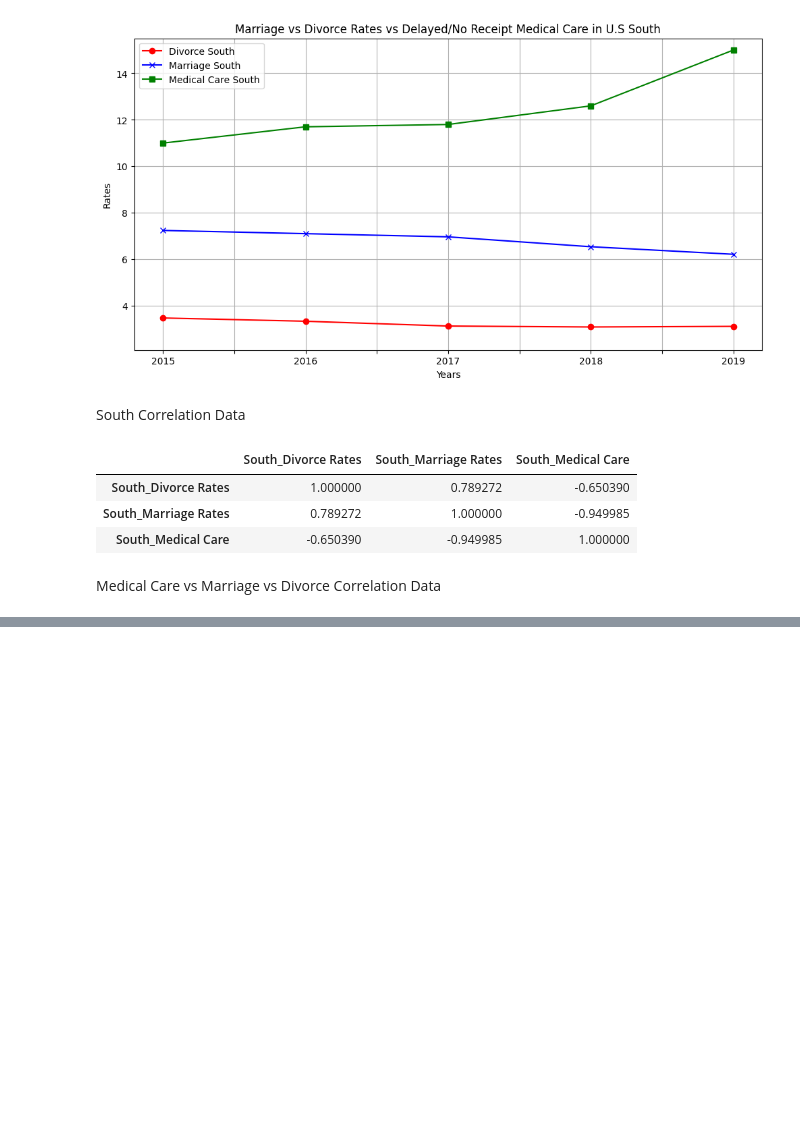
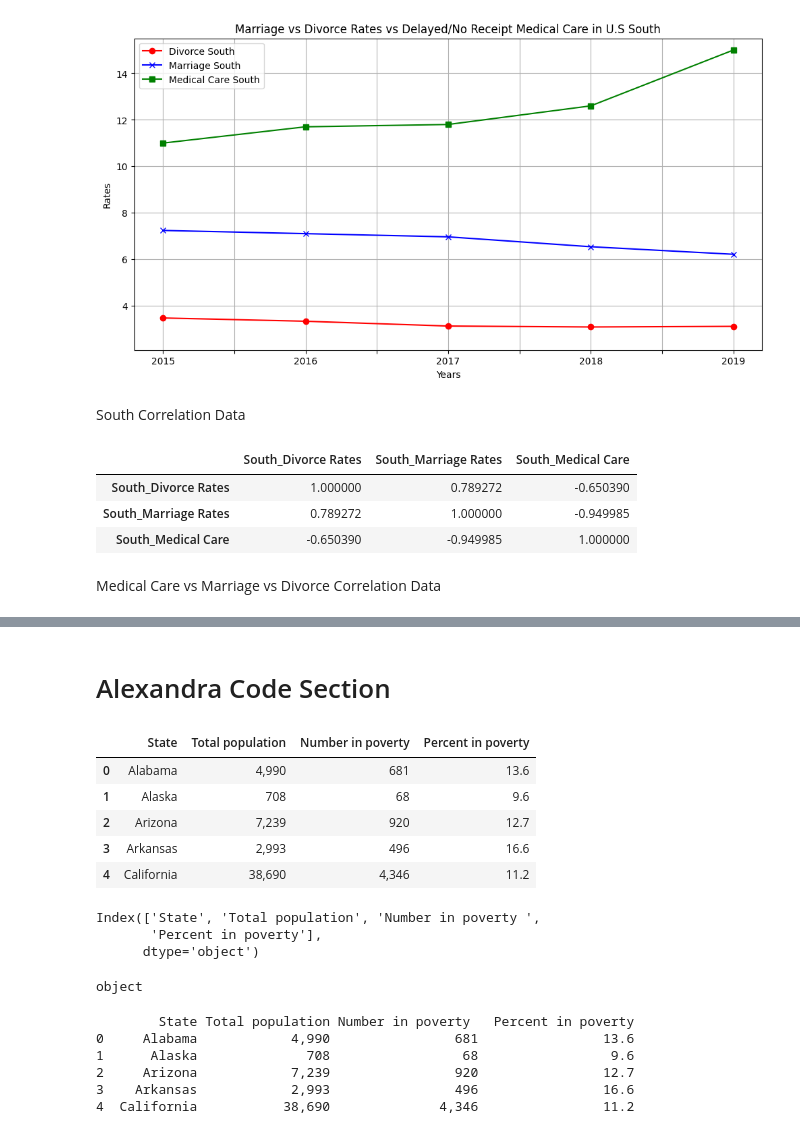
Before and after one commit to RyanWeigel32/Class_Project_Final, a Jupyter notebook: Project_One_Final.ipynb, the cells around one changed output, grey strips where cells are left out. Drawn from its saved outputs; the diff is of its cells as text; code cells hidden in the pictures; blank space fills up the shorter version.

Commit message:
Added Alexa's Code

```diff
--- a/Project_One_Final.ipynb
+++ b/Project_One_Final.ipynb
@@ -834,3 +831,5 @@ healthcare_marriage_divorce_corr
 | Midwest_Medical Care | -0.975417 | -0.790088 | -0.943447 | -0.995756 | ... |
 | South_Medical Care | -0.968480 | -0.855187 | -0.812285 | -0.949985 | ... |
 | West_Medical Care | -0.952008 | -0.941171 | -0.844441 | -0.911465 | ... |
+# %% [markdown]
+# Alexandra Code Section
@@ -836,0 +842,33 @@ healthcare_marriage_divorce_corr
+# %%
+# Read the CSV file
+df_2022 = pd.read_csv(r'Alexas Resources\Alexandra Data\Poverty_data_2022.csv')
+
+
+df_2022.head()
+# %% [output]
+|  | State | Total population | Number in poverty | Percent in poverty |
+| 0 | Alabama | 4,990 | 681 | 13.6 |
+| 1 | Alaska | 708 | 68 | 9.6 |
+| 2 | Arizona | 7,239 | 920 | 12.7 |
+| 3 | Arkansas | 2,993 | 496 | 16.6 |
+| 4 | California | 38,690 | 4,346 | 11.2 |
+# %%
+# List columns
+df_2022.columns
+# %% [output]
+Index(['State', 'Total population', 'Number in poverty ',
+       'Percent in poverty'],
+      dtype='object')
+# %%
+print(df_2022['Total population'].dtype)
+# %% [output]
+object
+# %%
+print(df_2022.head().to_string())
+# %% [output]
+        State Total population Number in poverty   Percent in poverty
+0     Alabama            4,990                681                13.6
+1      Alaska              708                 68                 9.6
+2     Arizona            7,239                920                12.7
+3    Arkansas            2,993                496                16.6
+4  California           38,690              4,346                11.2
```
Also changed, not shown: parts of 88 cells of this notebook.
